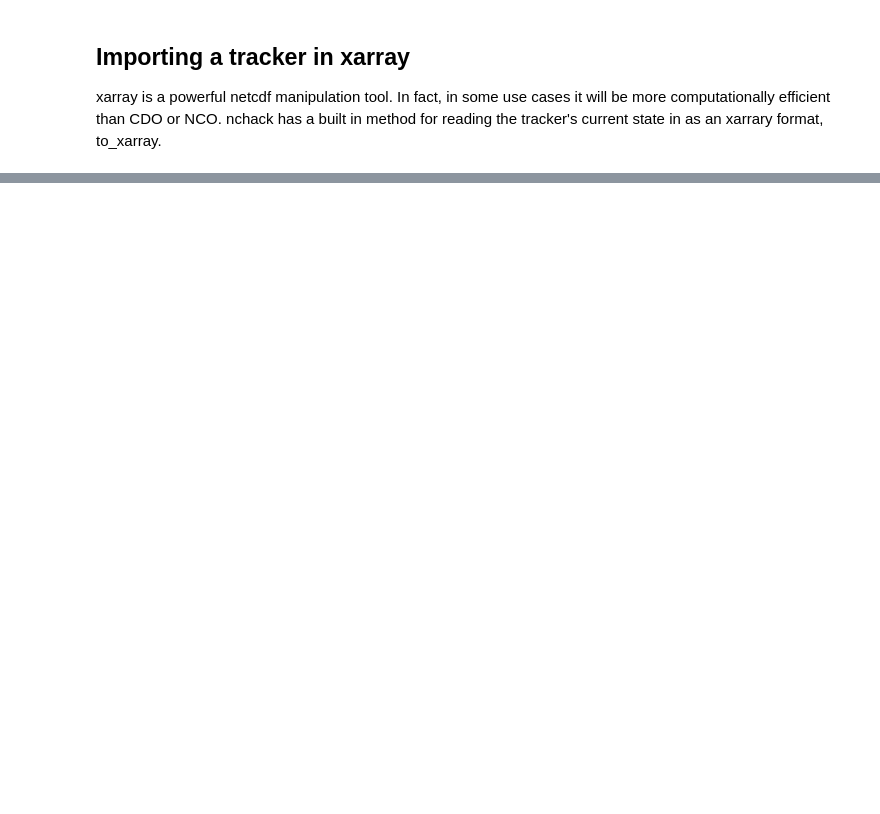
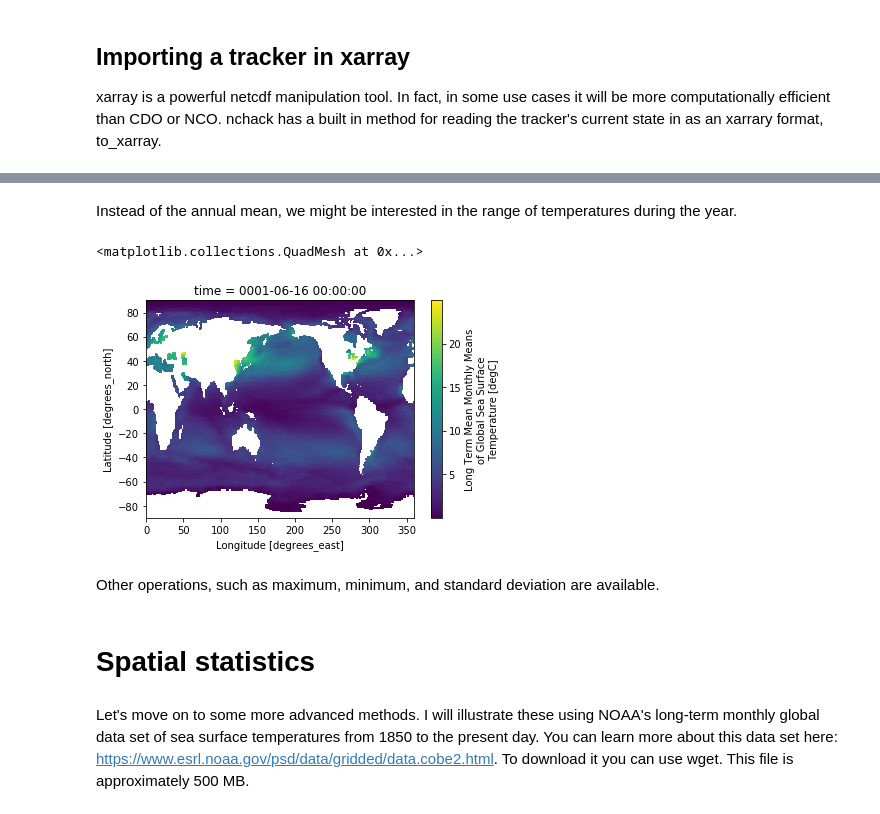
Before and after one commit to pmlmodelling/nctoolkit, a Jupyter notebook: examples/basic_usage.ipynb, the cells around one changed output, grey strips where cells are left out. Saved outputs shown, nothing was run; the diff lists cells and outputs as text; code cells hidden in the pictures; blank space fills up the shorter version.

```diff
--- a/examples/basic_usage.ipynb
+++ b/examples/basic_usage.ipynb
@@ -93,0 +168,19 @@ xarray is a powerful netcdf manipulation tool. In fact, in some use cases it wil
+# %% [markdown]
+Instead of the annual mean, we might be interested in the range of temperatures during the year.
+# %%
+ff =  "sst.mon.ltm.1981-2010.nc"
+tracker = nc.NCTracker(ff)
+tracker.select_variables("sst")
+tracker.range()
+tracker.to_xarray().sst.plot()
+# %% [output]
+<matplotlib.collections.QuadMesh at 0x...>
+[figure, added]
+# %% [markdown]
+Other operations, such as maximum, minimum, and standard deviation are available.
+# %% [markdown]
+# Spatial statistics
+# %% [markdown]
+Let's move on to some more advanced methods. I will illustrate these using NOAA's long-term monthly global data set of sea surface temperatures from 1850 to the present day.
+You can learn more about this data set here: https://www.esrl.noaa.gov/psd/data/gridded/data.cobe2.html.
+To download it you can use wget. This file is approximately 500 MB.
```
Also changed, not shown: parts of 72 cells of this notebook.
